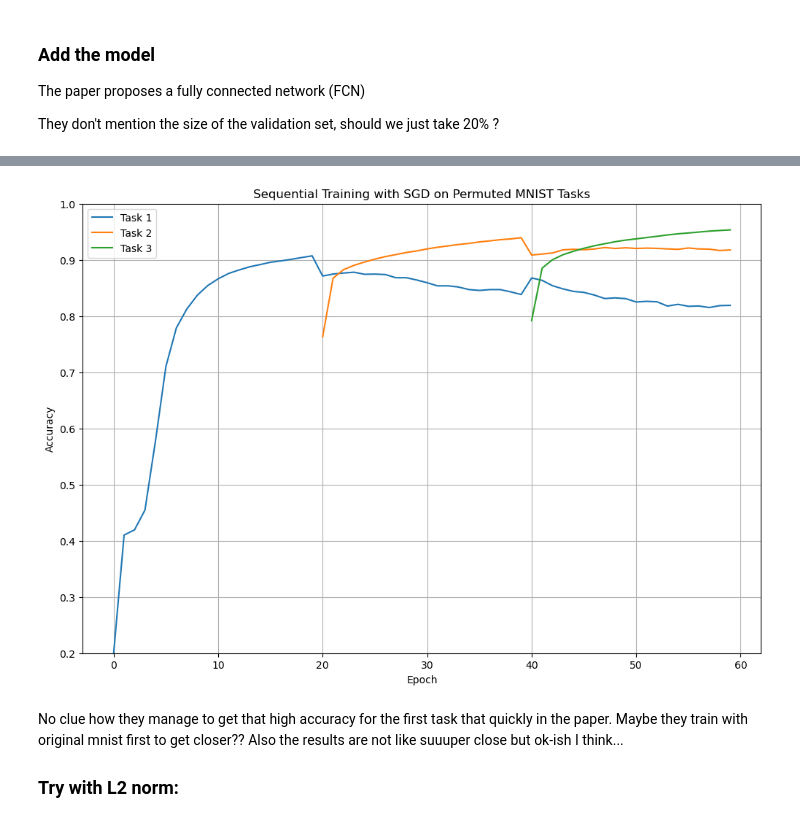
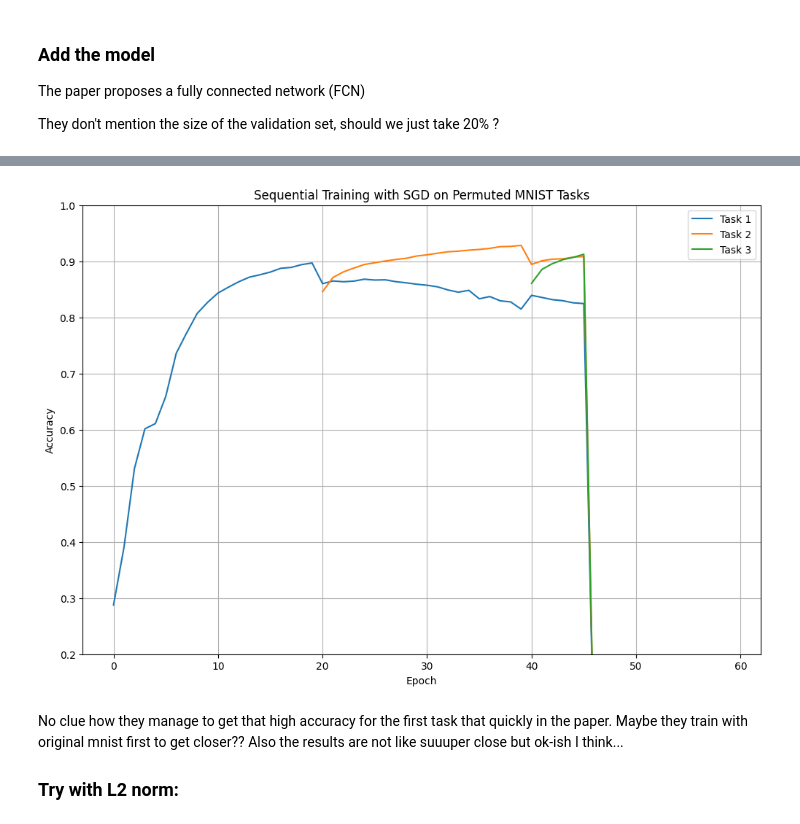
Before and after one commit to LinusCrugnola/foil_project, a Jupyter notebook: project.ipynb, the cells around one changed output, grey strips where cells are left out. Drawn from its saved outputs; the diff is of its cells as text; code cells hidden in the pictures.

Commit message:
Validation and Early stopping implemented

```diff
--- a/project.ipynb
+++ b/project.ipynb
@@ -217,6 +322,6 @@ optimizer = torch.optim.SGD(model.parameters(), lr=1e-3)
 
 num_epochs = 20
 
-train_losses = train_sequential_tasks(model, perm_tasks, optimizer, num_epochs=num_epochs)
+train_accuracies, val_accuracies = train_sequential_tasks_ismail(model, perm_tasks, optimizer, num_epochs=num_epochs, early_stopping=True)
 # %% [output]
 Training on Task 1/3
@@ -239,19 +344,19 @@ Epoch 20/20      Accuracy: 0.9534 -> Evaluating on previous tasks... Finished!
 # %%
 # plot the train data matrix
 plt.figure(figsize=(12, 8))
-for i in range(train_losses.shape[0]):
+for i in range(train_accuracies.shape[0]):
     # plt.plot(range(train_losses.shape[1]), train_losses[i], label=f"Task {i + 1}") # plot all epochs
-    plt.plot(range(i*20, train_losses.shape[1]), train_losses[i, i*20:train_losses.shape[1]], label=f"Task {i + 1}") # plot only nonzero epochs
+    plt.plot(range(i*20, train_accuracies.shape[1]), train_accuracies[i, i*20:train_accuracies.shape[1]], label=f"Task {i + 1}") # plot only nonzero epochs
 
 plt.title("Sequential Training with SGD on Permuted MNIST Tasks")
 plt.xlabel("Epoch")
 plt.ylabel("Accuracy")
 plt.legend()
 plt.grid()
 plt.ylim(0.2, 1.0)
 plt.show()
 # %% [output]
-[figure, old version]
+[figure, new version]
 # %% [markdown]
 No clue how they manage to get that high accuracy for the first task that quickly in the paper. Maybe they train with original mnist first to get closer?? Also the results are not like suuuper close but ok-ish I think...
 
```
Also changed, not shown: parts of 5 cells of this notebook.
